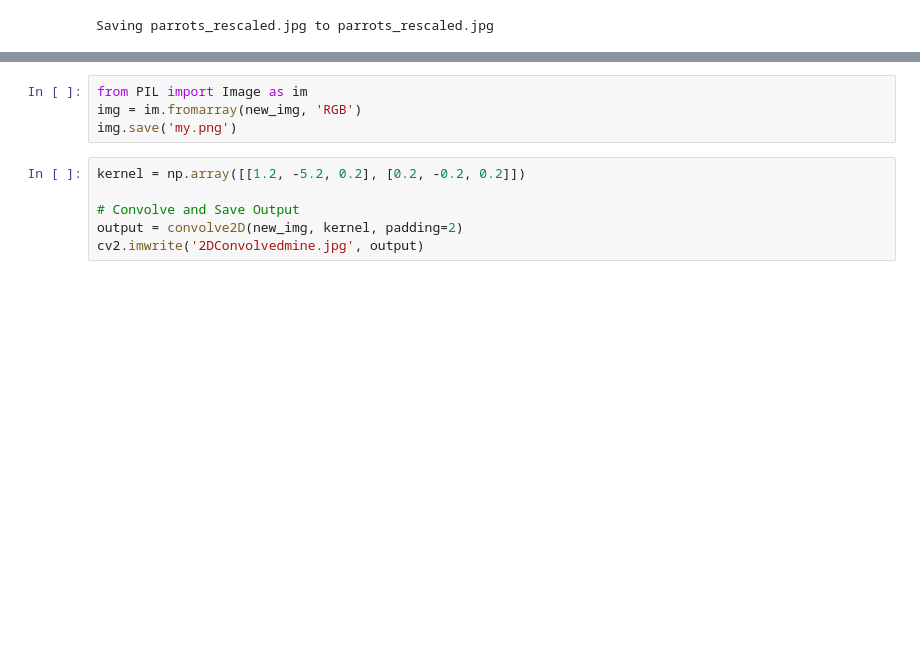
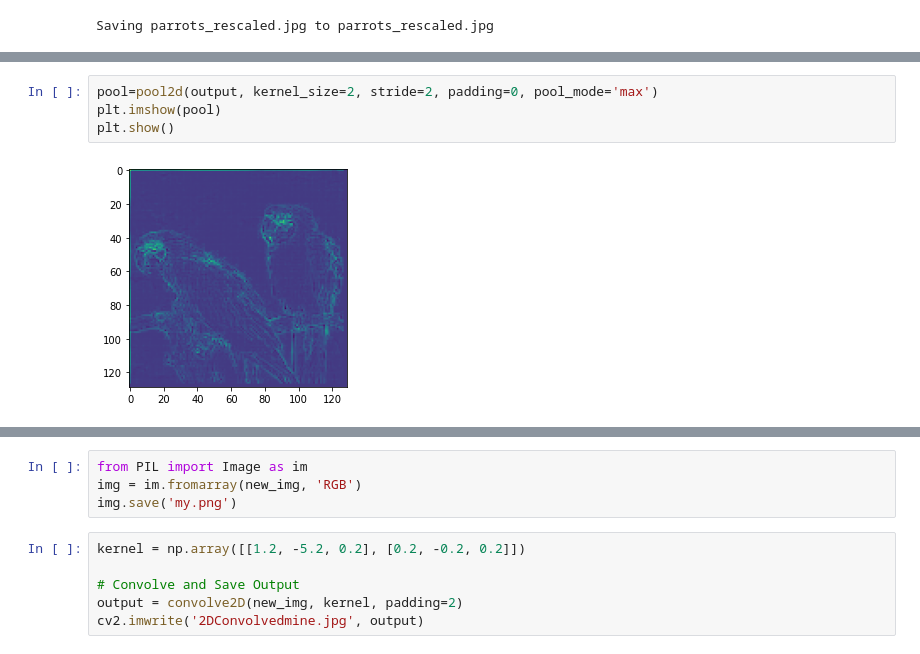
Before and after one commit to ayyucedemirbas/machine_learning_algorithms, a Jupyter notebook: 2DConvolution_and_Pooling_Numpy.ipynb, the cells around one changed output, grey strips where cells are left out. Saved outputs shown, nothing was run; the diff lists cells and outputs as text; blank space fills up the shorter version.

```diff
--- a/2DConvolution_and_Pooling_Numpy.ipynb
+++ b/2DConvolution_and_Pooling_Numpy.ipynb
@@ -117,0 +138,6 @@ Image('2DConvolved.jpg')
+# %%
+pool=pool2d(output, kernel_size=2, stride=2, padding=0, pool_mode='max')
+plt.imshow(pool)
+plt.show()
+# %% [output]
+[figure, added]
```
Also changed, not shown: parts of 21 cells of this notebook.
